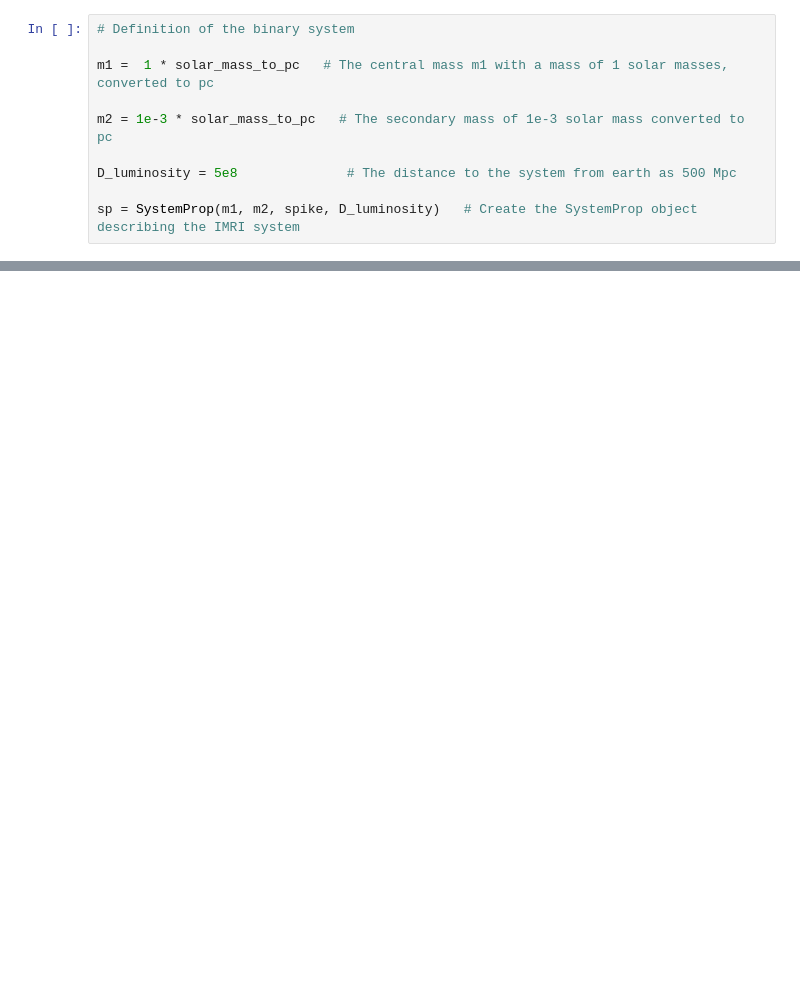
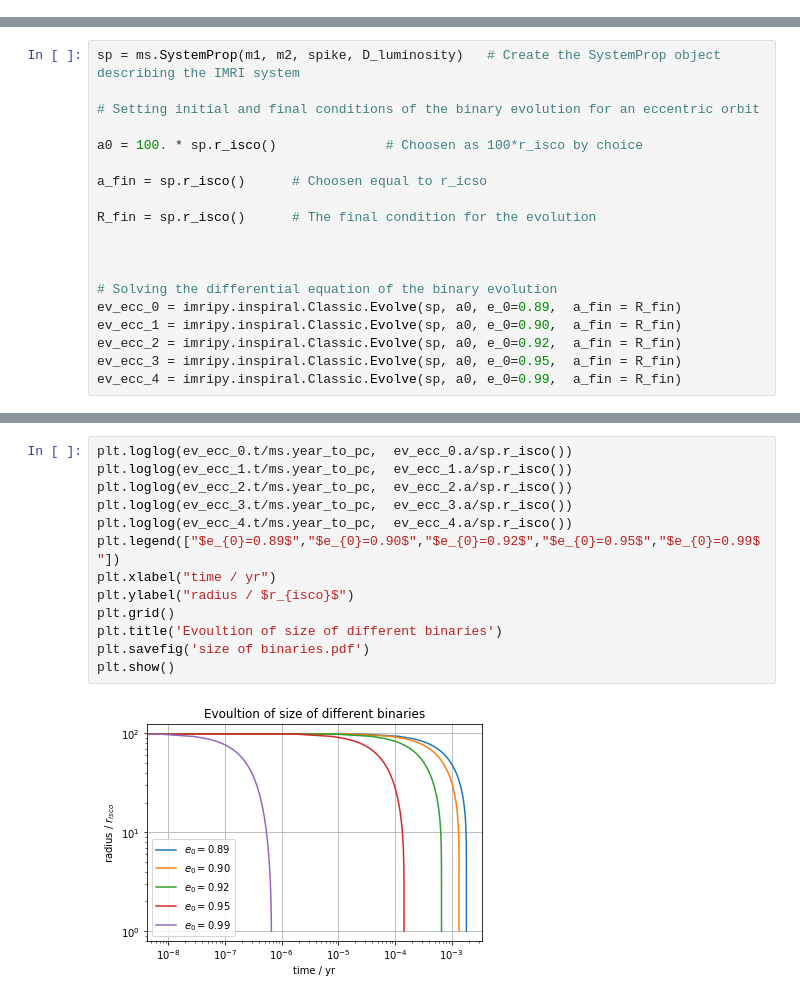
Before and after one commit to pratibhajangra591/Ifca-github, a Jupyter notebook: IMRIPY.ipynb, the cells around one changed output, grey strips where cells are left out. Saved outputs shown, nothing was run; the diff lists cells and outputs as text; blank space fills up the shorter version.

```diff
--- a/IMRIPY.ipynb
+++ b/IMRIPY.ipynb
@@ -26,10 +56,0 @@ plt.show()
-# %%
-# Definition of the binary system
-
-m1 =  1 * solar_mass_to_pc   # The central mass m1 with a mass of 1 solar masses, converted to pc
-
-m2 = 1e-3 * solar_mass_to_pc   # The secondary mass of 1e-3 solar mass converted to pc
-
-D_luminosity = 5e8              # The distance to the system from earth as 500 Mpc
-
-sp = SystemProp(m1, m2, spike, D_luminosity)   # Create the SystemProp object describing the IMRI system
@@ -51,0 +57,19 @@ NameError: name 'time' is not defined
+# %%
+sp = ms.SystemProp(m1, m2, spike, D_luminosity)   # Create the SystemProp object describing the IMRI system
+
+# Setting initial and final conditions of the binary evolution for an eccentric orbit
+
+a0 = 100. * sp.r_isco()              # Choosen as 100*r_isco by choice
+
+a_fin = sp.r_isco()      # Choosen equal to r_icso
+
+R_fin = sp.r_isco()      # The final condition for the evolution
+
+
+
+# Solving the differential equation of the binary evolution
+ev_ecc_0 = imripy.inspiral.Classic.Evolve(sp, a0, e_0=0.89,  a_fin = R_fin)
+ev_ecc_1 = imripy.inspiral.Classic.Evolve(sp, a0, e_0=0.90,  a_fin = R_fin)
+ev_ecc_2 = imripy.inspiral.Classic.Evolve(sp, a0, e_0=0.92,  a_fin = R_fin)
+ev_ecc_3 = imripy.inspiral.Classic.Evolve(sp, a0, e_0=0.95,  a_fin = R_fin)
+ev_ecc_4 = imripy.inspiral.Classic.Evolve(sp, a0, e_0=0.99,  a_fin = R_fin)
@@ -51,0 +92,15 @@ NameError: name 'time' is not defined
+# %%
+plt.loglog(ev_ecc_0.t/ms.year_to_pc,  ev_ecc_0.a/sp.r_isco())
+plt.loglog(ev_ecc_1.t/ms.year_to_pc,  ev_ecc_1.a/sp.r_isco())
+plt.loglog(ev_ecc_2.t/ms.year_to_pc,  ev_ecc_2.a/sp.r_isco())
+plt.loglog(ev_ecc_3.t/ms.year_to_pc,  ev_ecc_3.a/sp.r_isco())
+plt.loglog(ev_ecc_4.t/ms.year_to_pc,  ev_ecc_4.a/sp.r_isco())
+plt.legend(["$e_{0}=0.89$","$e_{0}=0.90$","$e_{0}=0.92$","$e_{0}=0.95$","$e_{0}=0.99$"])
+plt.xlabel("time / yr")
+plt.ylabel("radius / $r_{isco}$")
+plt.grid()
+plt.title('Evoultion of size of different binaries')
+plt.savefig('size of binaries.pdf')
+plt.show()
+# %% [output]
+[figure, added]
```
Also changed, not shown: parts of 6 cells of this notebook.
